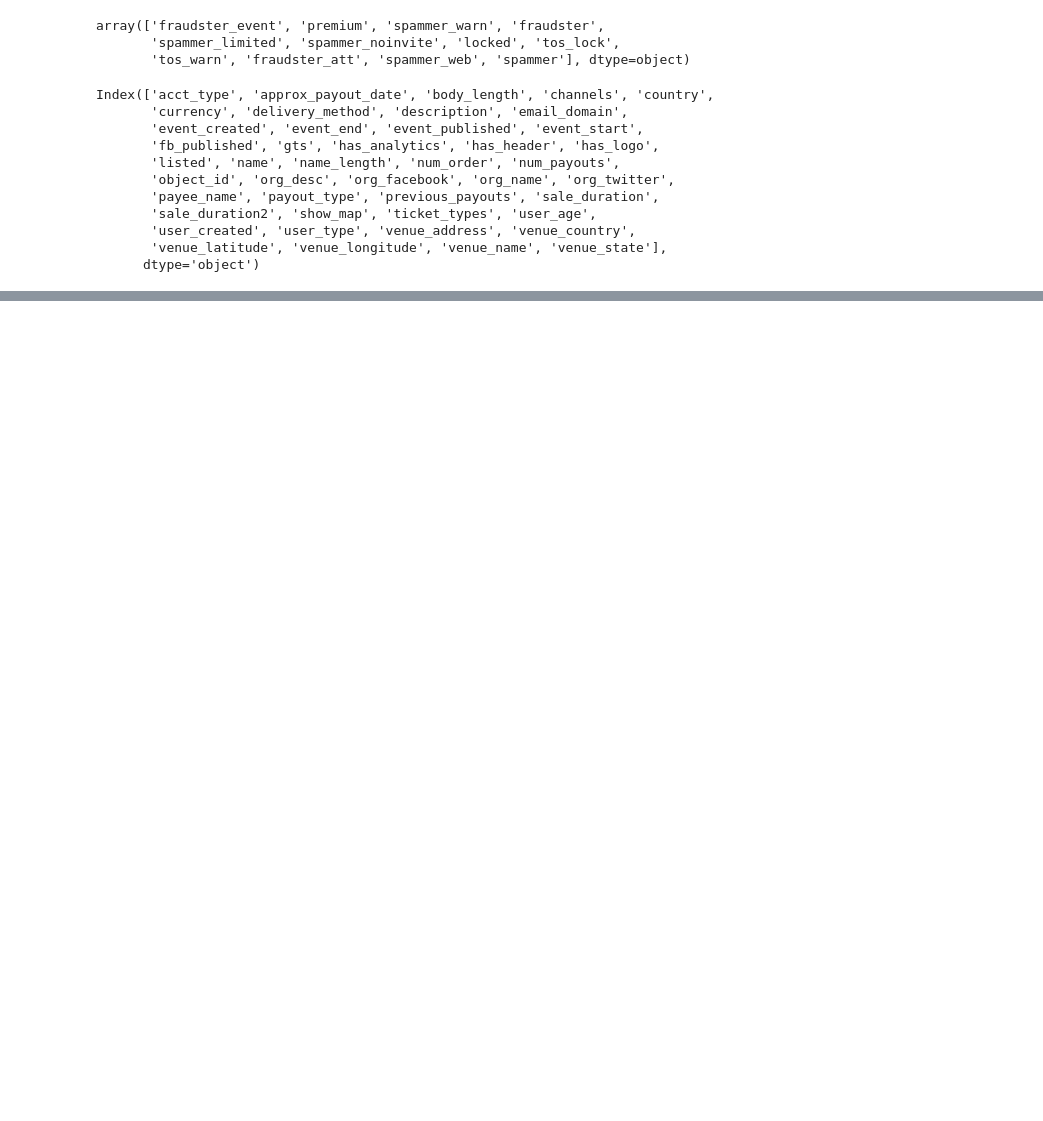
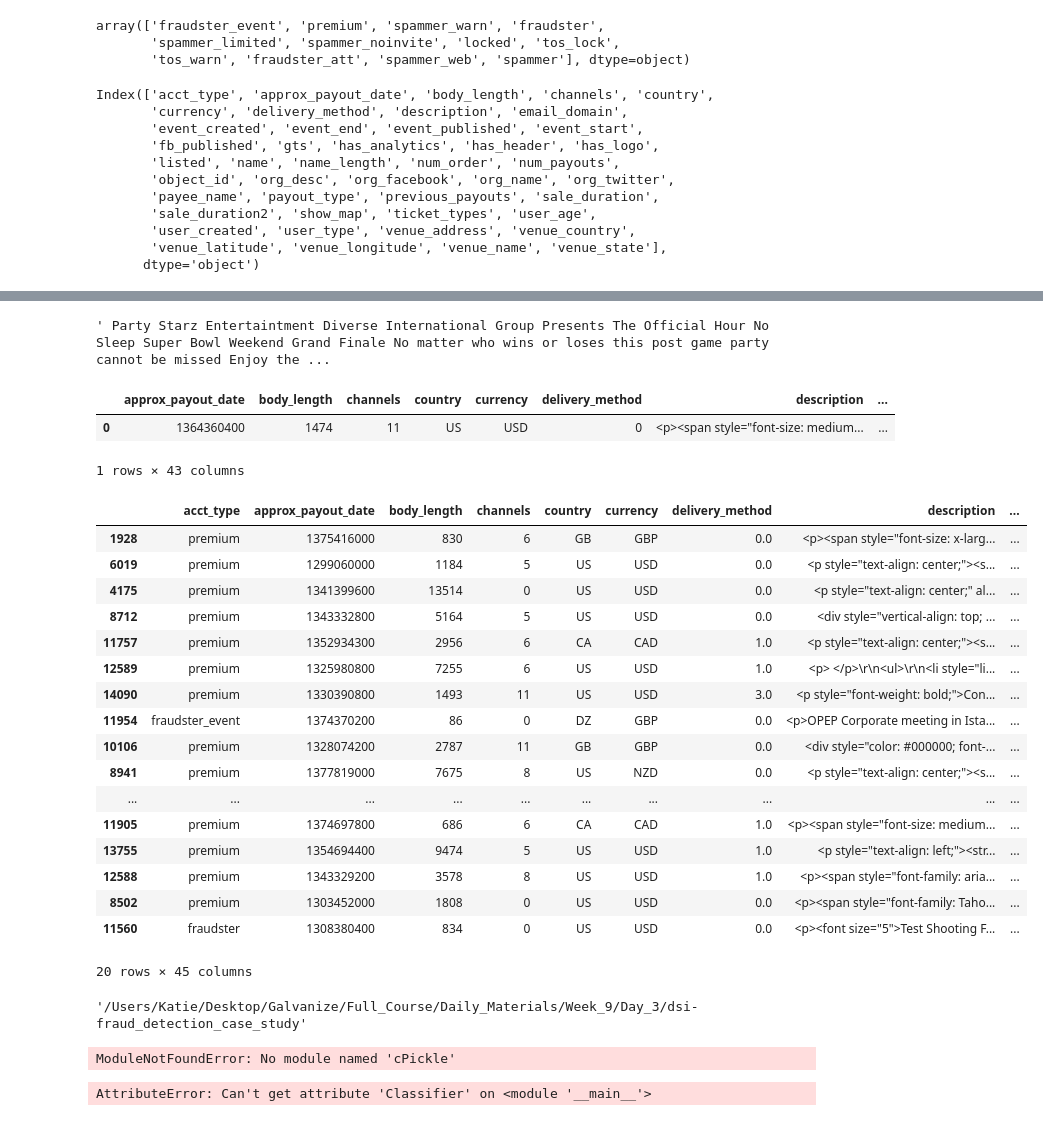
Before and after one commit to tylernwatson/fraud-detection-case-study, a Jupyter notebook: ipynbs/Case Study sandbox.ipynb, the cells around one changed output, grey strips where cells are left out. Saved outputs shown, nothing was run; the diff lists cells and outputs as text; code cells hidden in the pictures; blank space fills up the shorter version.

```diff
--- a/EDA sandbox.ipynb
+++ b/ipynbs/Case Study sandbox.ipynb
@@ -3,5 +11,7 @@ import pandas as pd
 # %%
 file = 'files/data.json'
+# %%
+df = pd.read_json('files/data.json')
 # %%
 df['acct_type'].unique()
 # %% [output]
@@ -38,4 +48,4 @@ def create_response_label(json_file, fraudulent_types):
     df['fraud'] = df['acct_type'].isin(fraudulent_types).astype(int)
     return df
 # %%
-create_response_label(file, fraudy_boiz)
+df = create_response_label(file, fraudy_boiz)
@@ -60,0 +93,4 @@ create_response_label(file, fraudy_boiz)
+# %%
+df_desc_test
+# %% [output]
+' Party Starz Entertaintment Diverse International Group Presents The Official Hour No Sleep Super Bowl Weekend Grand Finale No matter who wins or loses this post game party cannot be missed Enjoy the ...
@@ -60,0 +127,33 @@ create_response_label(file, fraudy_boiz)
+# %%
+example_df
+# %% [output]
+|  | approx_payout_date | body_length | channels | country | currency | delivery_method | description | ... |
+| 0 | 1364360400 | 1474 | 11 | US | USD | 0 | <p><span style="font-size: medium... | ... |
+1 rows × 43 columns
+# %%
+test_script_examples_df = df.sample(20)
+# %%
+test_script_examples_df
+# %% [output]
+|  | acct_type | approx_payout_date | body_length | channels | country | currency | delivery_method | description | ... |
+| 1928 | premium | 1375416000 | 830 | 6 | GB | GBP | 0.0 | <p><span style="font-size: x-larg... | ... |
+| 6019 | premium | 1299060000 | 1184 | 5 | US | USD | 0.0 | <p style="text-align: center;"><s... | ... |
+| 4175 | premium | 1341399600 | 13514 | 0 | US | USD | 0.0 | <p style="text-align: center;" al... | ... |
+| 8712 | premium | 1343332800 | 5164 | 5 | US | USD | 0.0 | <div style="vertical-align: top; ... | ... |
+| 11757 | premium | 1352934300 | 2956 | 6 | CA | CAD | 1.0 | <p style="text-align: center;"><s... | ... |
+| 12589 | premium | 1325980800 | 7255 | 6 | US | USD | 1.0 | <p> </p>\r\n<ul>\r\n<li style="li... | ... |
+| 14090 | premium | 1330390800 | 1493 | 11 | US | USD | 3.0 | <p style="font-weight: bold;">Con... | ... |
+| 11954 | fraudster_event | 1374370200 | 86 | 0 | DZ | GBP | 0.0 | <p>OPEP Corporate meeting in Ista... | ... |
+| 10106 | premium | 1328074200 | 2787 | 11 | GB | GBP | 0.0 | <div style="color: #000000; font-... | ... |
+| 8941 | premium | 1377819000 | 7675 | 8 | US | NZD | 0.0 | <p style="text-align: center;"><s... | ... |
+| ... | ... | ... | ... | ... | ... | ... | ... | ... | ... |
+| 11905 | premium | 1374697800 | 686 | 6 | CA | CAD | 1.0 | <p><span style="font-size: medium... | ... |
+| 13755 | premium | 1354694400 | 9474 | 5 | US | USD | 1.0 | <p style="text-align: left;"><str... | ... |
+| 12588 | premium | 1343329200 | 3578 | 8 | US | USD | 1.0 | <p><span style="font-family: aria... | ... |
+| 8502 | premium | 1303452000 | 1808 | 0 | US | USD | 0.0 | <p><span style="font-family: Taho... | ... |
+| 11560 | fraudster | 1308380400 | 834 | 0 | US | USD | 0.0 | <p><font size="5">Test Shooting F... | ... |
+20 rows × 45 columns
+# %%
+pwd
+# %% [output]
+'/Users/Katie/Desktop/Galvanize/Full_Course/Daily_Materials/Week_9/Day_3/dsi-fraud_detection_case_study'
@@ -60,0 +171,9 @@ create_response_label(file, fraudy_boiz)
+# %%
+make_prediction('files/test_script_examples.json', 'files/model.pkl')
+# %% [output]
+ModuleNotFoundError: No module named 'cPickle'
+# %%
+ with open('files/model.pkl', 'rb') as f:
+        model = pickle.load(f)
+# %% [output]
+AttributeError: Can't get attribute 'Classifier' on <module '__main__'>
```
Also changed, not shown: parts of 11 cells of this notebook, 5 other files.
